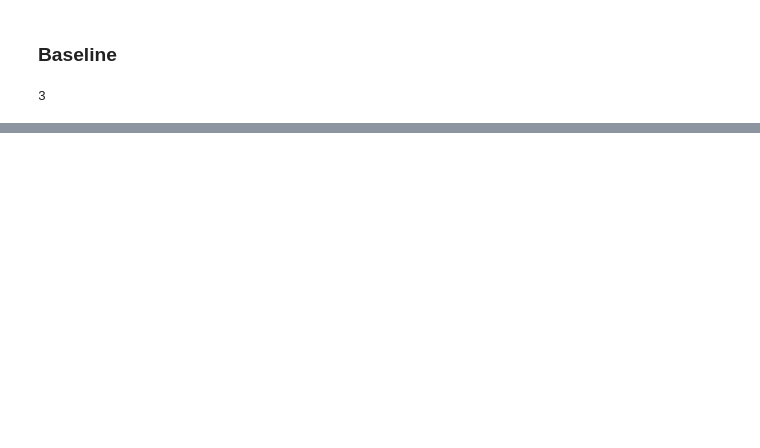
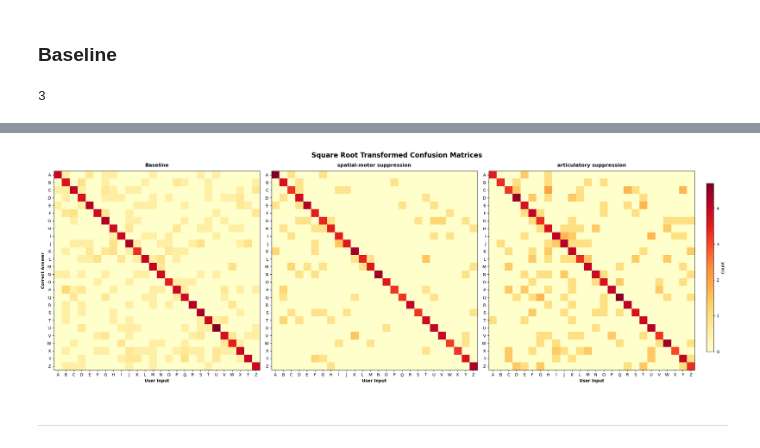
Before and after one commit to KasperKCarlsen/02464---Mini-Project-1, a Jupyter notebook: eksperiment 5.ipynb, the cells around one changed output, grey strips where cells are left out. Cells and saved outputs as stored; diff of their text form; code cells hidden in the pictures; blank space fills up the shorter version.

```diff
--- a/eksperiment 5.ipynb
+++ b/eksperiment 5.ipynb
@@ -42,14 +42,18 @@ for i,fileNameArray in enumerate(fileNameArrays):
 
     for fileName in fileNameArray:
         for name in names:
+
             df2 = loadDataFrame(name+'/'+fileName)
             dfs[i] = pd.concat((dfs[i],df2),ignore_index=True)
-            # display(df2)
-            for idx,row in df2.iterrows():
-                # if len(row['correctSequence'])>8 or len(row['userInput'])<8:
-                #     continue
-                correctsArray = np.concatenate((correctsArray,row['correctSequence']),axis=0)
-                inputsArray = np.concatenate((inputsArray,row['userInput']),axis=0)
+
+
+
+
+    for idx,row in dfs[i].iterrows():
+        # if len(row['correctSequence'])>8 or len(row['userInput'])<8:
+        #     continue
+        correctsArray = np.concatenate((correctsArray,row['correctSequence']),axis=0)
+        inputsArray = np.concatenate((inputsArray,row['userInput']),axis=0)
 
     correctIndexArray = [(lambda x: ord(x)-65)(x) for x in correctsArray]
     inputIndexArray = [(lambda x: ord(x)-65)(x) for x in inputsArray]
@@ -179,0 +165,38 @@ for i,grid in enumerate(grids):
+# %%
+labels = [chr(i) for i in range(ord('A'), ord('Z') + 1)]
+
+# Create figure with 3 subplots side by side, sharing y-axis
+fig, axes = plt.subplots(1, 3, figsize=(24, 8))
+fig.suptitle('Square Root Transformed Confusion Matrices', fontsize=16, fontweight='bold', y=0.98)
+
+for idx, (grid, ax) in enumerate(zip(grids, axes)):
+    # Create the heatmap
+    im = ax.imshow(grid, cmap='YlOrRd', aspect='auto')
+
+    # Set ticks and labels
+    ax.set_xticks(np.arange(26))
+    ax.set_yticks(np.arange(26))
+    ax.set_xticklabels(labels)
+    ax.set_yticklabels(labels)
+
+    # Rotate x-axis labels for better readability
+    plt.setp(ax.get_xticklabels(), rotation=0, ha="center")
+
+    # Add labels
+    ax.set_xlabel('User Input', fontsize=10, fontweight='bold')
+    if idx == 0:  # Only add ylabel to first plot
+        ax.set_ylabel('Correct Answer', fontsize=10, fontweight='bold')
+    ax.set_title(gridTitles[idx], fontsize=12, fontweight='bold', pad=10)
+
+# Apply tight_layout first, then adjust for colorbar
+plt.tight_layout(rect=[0, 0, 0.92, 1])
+
+# Add single colorbar to the right of all plots
+cbar_ax = fig.add_axes([0.93, 0.15, 0.01, 0.7])
+fig.colorbar(im, cax=cbar_ax, label='Count')
+
+plt.show()
+# %% [output]
+[figure, added]
+# %% [markdown]
+****
```
Also changed, not shown: parts of 8 cells of this notebook, 4 other files.
